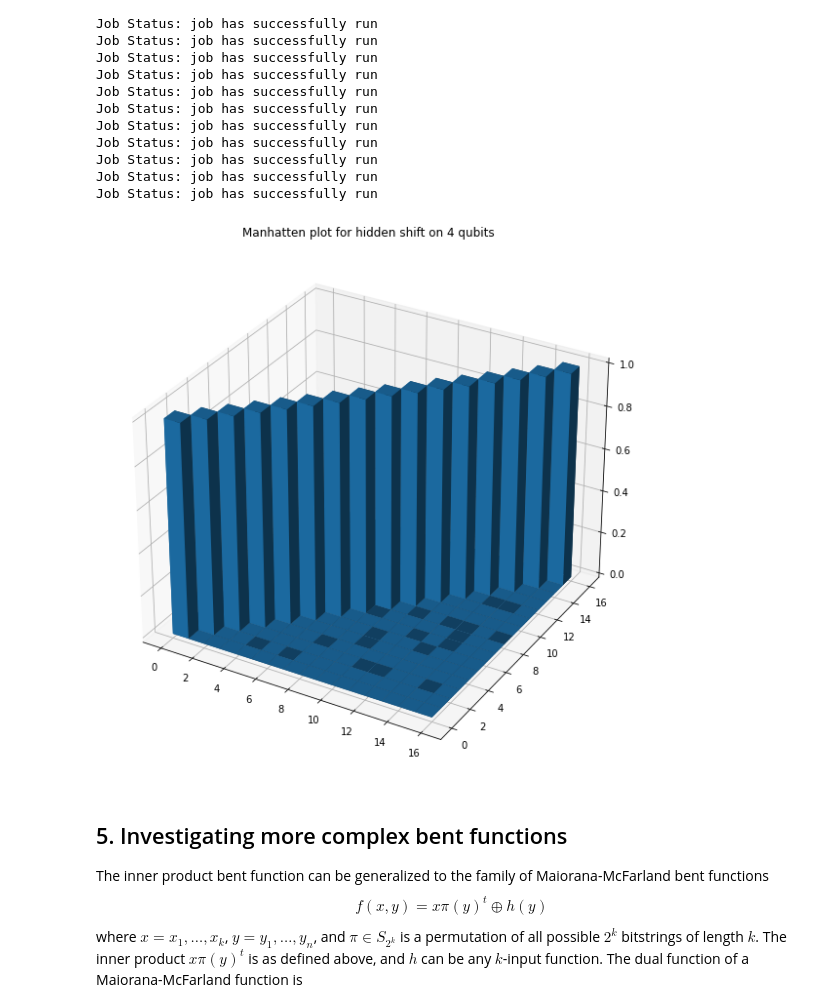
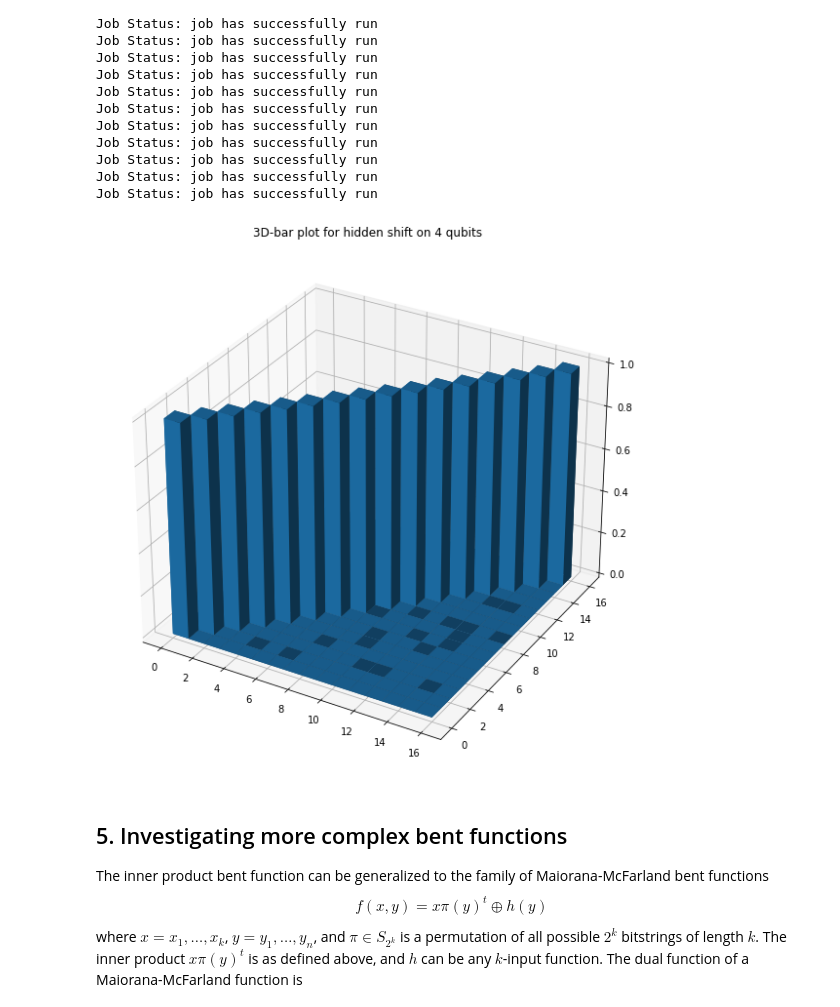
Before and after one commit to microsoft/Quantum, a Jupyter notebook: samples/azure-quantum/hidden-shift-gallery/hidden-shift.ipynb, the cells around one changed output. Cells and saved outputs as stored; diff of their text form; code cells hidden in the pictures.

```diff
--- a/samples/azure-quantum/hidden-shift-gallery/hidden-shift.ipynb
+++ b/samples/azure-quantum/hidden-shift-gallery/hidden-shift.ipynb
@@ -132,7 +137,7 @@ def inner_product(num_qubits):
     # Create a quantum circuit
     circ = QuantumCircuit(num_qubits, name='inner_product')
     # Apply CZ gates to pairs of even and odd qubit indices
-    for c, t in zip(range(0, num_qubits, 2), range(1, num_qubits, 2)):
+    for c, t in zip(circ.qubits[::2], circ.qubits[1::2]):
         circ.cz(c, t)
     return circ
 # %% [markdown]
@@ -151,7 +156,7 @@ def xor(shift, num_bits):
     # Returns all indexes which correspond to a `1` in the binary expansion of `shift`
     ones = [idx for idx in range(num_bits) if (shift >> idx) & 1 == 1]
     # Apply an X operation to all indexes in `ones` (this only works if `ones` is not empty)
-    if len(ones) != 0:
+    if ones:
         circ.x(ones)
 
     return circ
@@ -340,25 +345,25 @@ Job Status: job has successfully run
 Job Status: job has successfully run
 Job Status: job has successfully run
 # %%
-# setup the figure and axes to print the Manhattan plot
+# Set up the figure and axes to print the 3D-bar plot
 fig = plt.figure(figsize=(20, 10))
-ax = fig.add_subplot(111, projection='3d')
+ax = fig.add_subplot(1, 1, 1, projection='3d')
 
 # Create x and y coordinates for the grid based on the dimensions of the matrix
 x_grid, y_grid = np.meshgrid(np.arange(1 << num_qubits), np.arange(len(shifts)))
 
 # Flatten matrices into lists
 x, y = x_grid.ravel(), y_grid.ravel()
 top = histogram.ravel()
 
 bottom = np.zeros_like(top)
 
 ax.bar3d(x, y, bottom, 1, 1, top, shade=True)
-ax.set_title(f'Manhatten plot for hidden shift on {num_qubits} qubits')
+ax.set_title(f'3D-bar plot for hidden shift on {num_qubits} qubits')
 
 plt.show()
 # %% [output]
-[figure, old version]
+[figure, new version]
 # %% [markdown]
 ## 5. Investigating more complex bent functions
 
```
Also changed, not shown: parts of 15 cells of this notebook, 2 other files.
